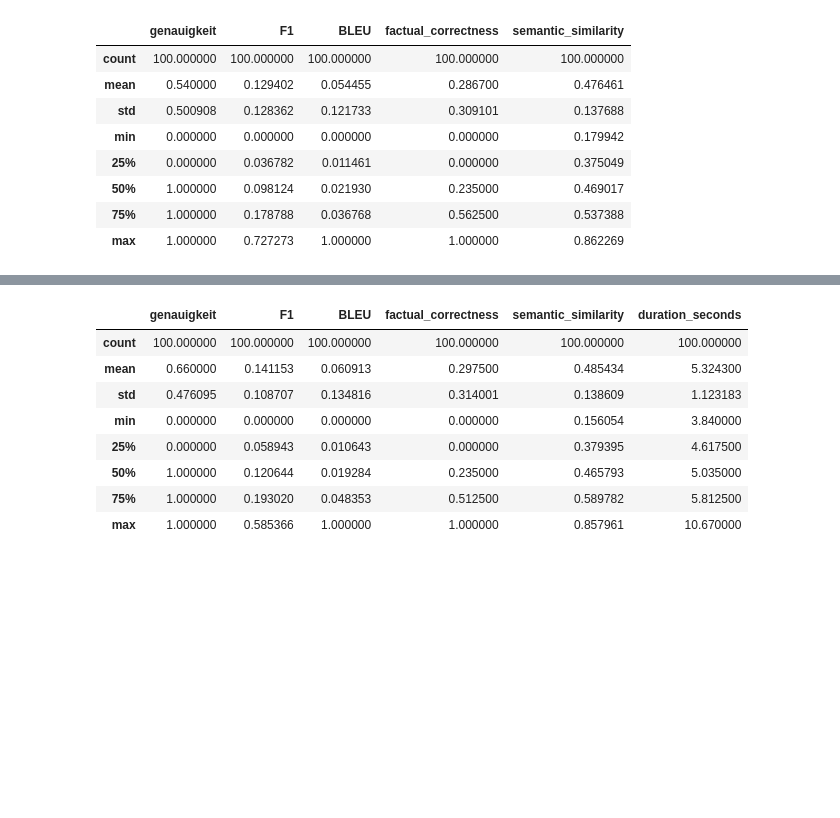
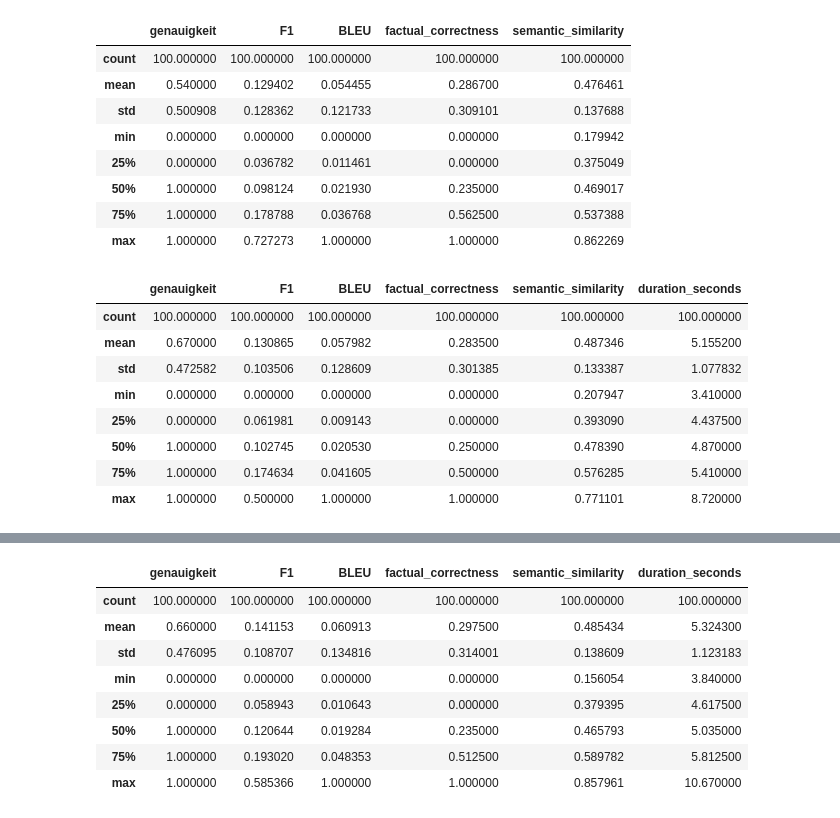
Before and after one commit to dav354/rag, a Jupyter notebook: test_results/analysis_nb.ipynb, the cells around one changed output, grey strips where cells are left out. Drawn from its saved outputs; the diff is of its cells as text; code cells hidden in the pictures; blank space fills up the shorter version.

```diff
--- a/test_results/analysis_nb.ipynb
+++ b/test_results/analysis_nb.ipynb
@@ -7,6 +7,8 @@ results_thws_v3 = pd.read_csv("/Users/lelange/Uni/askTHWS/test_results/results_t
 results_thws_v4 = pd.read_csv("/Users/lelange/Uni/askTHWS/test_results/results_thws_v4.csv")
 results_fiw_v4_gemini_mix_DC10_KG3 = pd.read_csv("/Users/lelange/Uni/askTHWS/test_results/results_fiw_v4_gemini_mix_DC10_KG3.csv")
 results_fiw_v4_gemini_naive_DC10 = pd.read_csv("/Users/lelange/Uni/askTHWS/test_results/results_fiw_v4_gemini_naive_DC10.csv")
+results_fiw_v4_gemini_mix_DC7_KG2 = pd.read_csv("/Users/lelange/Uni/askTHWS/test_results/results_fiw_v4_gemini_mix_DC7_KG2.csv")
+results_fiw_v4_gemini_mix_DC7_KG4 = pd.read_csv("/Users/lelange/Uni/askTHWS/test_results/results_fiw_v4_gemini_mix_DC7_KG4.csv")
 # %% [markdown]
 ## FIW
 # %%
@@ -33,3 +35,15 @@ results_fiw_v4[:100].describe()
 | 50% | 1.000000 | 0.098124 | 0.021930 | 0.235000 | 0.469017 |
 | 75% | 1.000000 | 0.178788 | 0.036768 | 0.562500 | 0.537388 |
 | max | 1.000000 | 0.727273 | 1.000000 | 1.000000 | 0.862269 |
+# %%
+results_fiw_v4_gemini_mix_DC7_KG4.describe()
+# %% [output]
+|  | genauigkeit | F1 | BLEU | factual_correctness | semantic_similarity | duration_seconds |
+| count | 100.000000 | 100.000000 | 100.000000 | 100.000000 | 100.000000 | 100.000000 |
+| mean | 0.670000 | 0.130865 | 0.057982 | 0.283500 | 0.487346 | 5.155200 |
+| std | 0.472582 | 0.103506 | 0.128609 | 0.301385 | 0.133387 | 1.077832 |
+| min | 0.000000 | 0.000000 | 0.000000 | 0.000000 | 0.207947 | 3.410000 |
+| 25% | 0.000000 | 0.061981 | 0.009143 | 0.000000 | 0.393090 | 4.437500 |
+| 50% | 1.000000 | 0.102745 | 0.020530 | 0.250000 | 0.478390 | 4.870000 |
+| 75% | 1.000000 | 0.174634 | 0.041605 | 0.500000 | 0.576285 | 5.410000 |
+| max | 1.000000 | 0.500000 | 1.000000 | 1.000000 | 0.771101 | 8.720000 |
```
Also changed, not shown: parts of 1 cell of this notebook.
